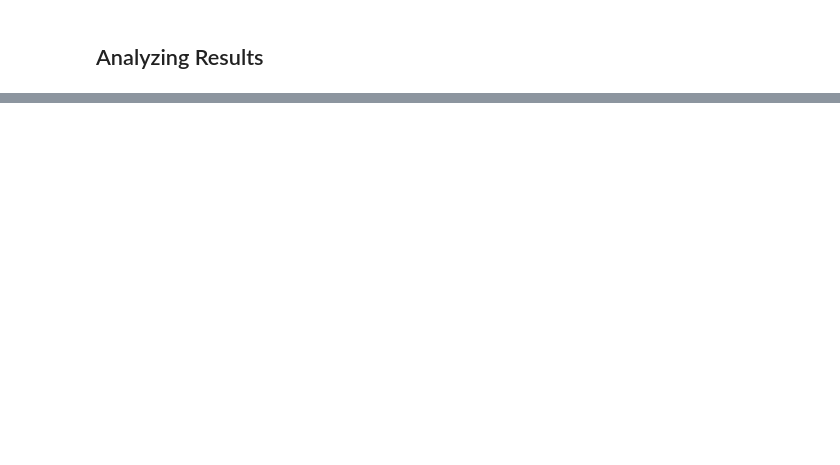
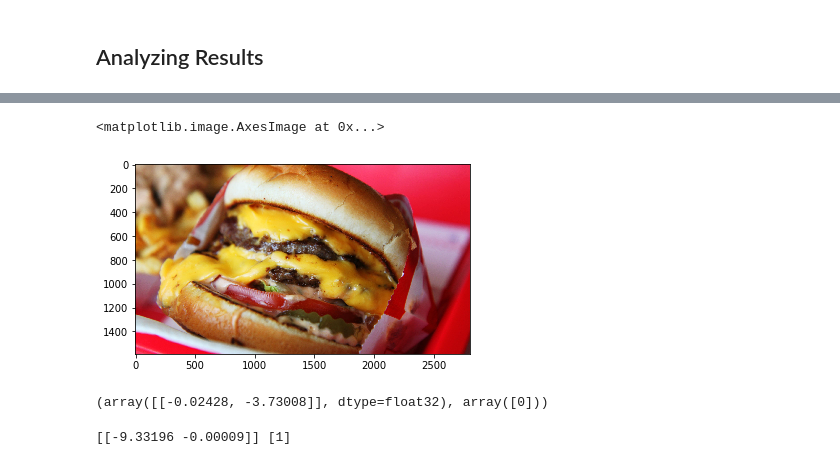
Before and after one commit to ohmeow/fastai-projects, a Jupyter notebook: part1v2/dl1/lesson1-in_or_out.ipynb, the cells around one changed output, grey strips where cells are left out. Saved outputs shown, nothing was run; the diff lists cells and outputs as text; code cells hidden in the pictures; blank space fills up the shorter version.

```diff
--- a/part1v2/dl1/lesson1-in_or_out.ipynb
+++ b/part1v2/dl1/lesson1-in_or_out.ipynb
@@ -303,0 +246,40 @@ Most Incorrect NOT In-N-Out Burgers
+# %%
+img = PIL.Image.open(f'{PATH}/valid/in-n-out/2.jpg')
+plt.imshow(img)
+# %% [output]
+<matplotlib.image.AxesImage at 0x...>
+[figure, added]
+# %%
+trn_tfms, val_tfrms = tfms_from_model(arch, sz)
+im = val_tfrms(Image.open(f'{PATH}/valid/in-n-out/5.jpg'))
+
+log_probs = to_np(learn.models.model(V(T(im[None]).cuda())))
+preds = np.argmax(log_probs, axis=1)
+
+log_probs, preds
+# %% [output]
+(array([[-0.02428, -3.73008]], dtype=float32), array([0]))
+# %%
+torch_model = learn.models.model
+img = Image.open(f'{PATH}/valid/in-n-out/316.jpg')
+
+normalize = torchvision.transforms.Normalize(
+   mean=[0.485, 0.456, 0.406],
+   std=[0.229, 0.224, 0.225]
+)
+preprocess = torchvision.transforms.Compose([
+   torchvision.transforms.Scale(256),
+   torchvision.transforms.CenterCrop(224),
+   torchvision.transforms.ToTensor(),
+   normalize
+])
+
+img_tensor = preprocess(img).unsqueeze_(0)
+img_variable = Variable(img_tensor.cuda())
+
+log_probs = torch_model(img_variable).cpu().data.numpy()
+preds = np.argmax(log_probs, axis=1)
+
+print(log_probs, preds)
+# %% [output]
+[[-9.33196 -0.00009]] [1]
```
Also changed, not shown: parts of 23 cells of this notebook.
